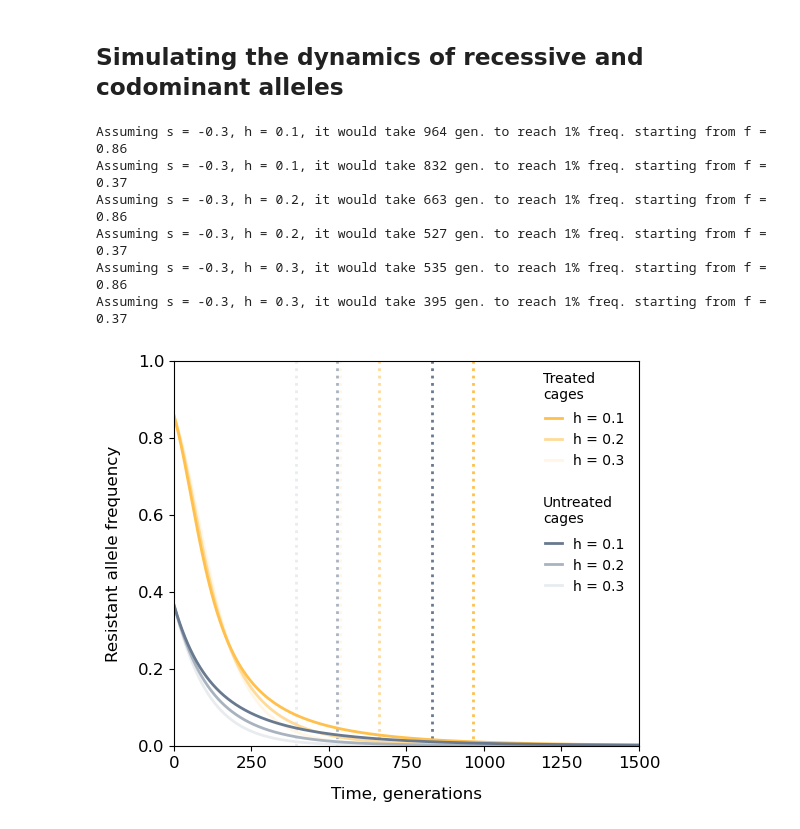
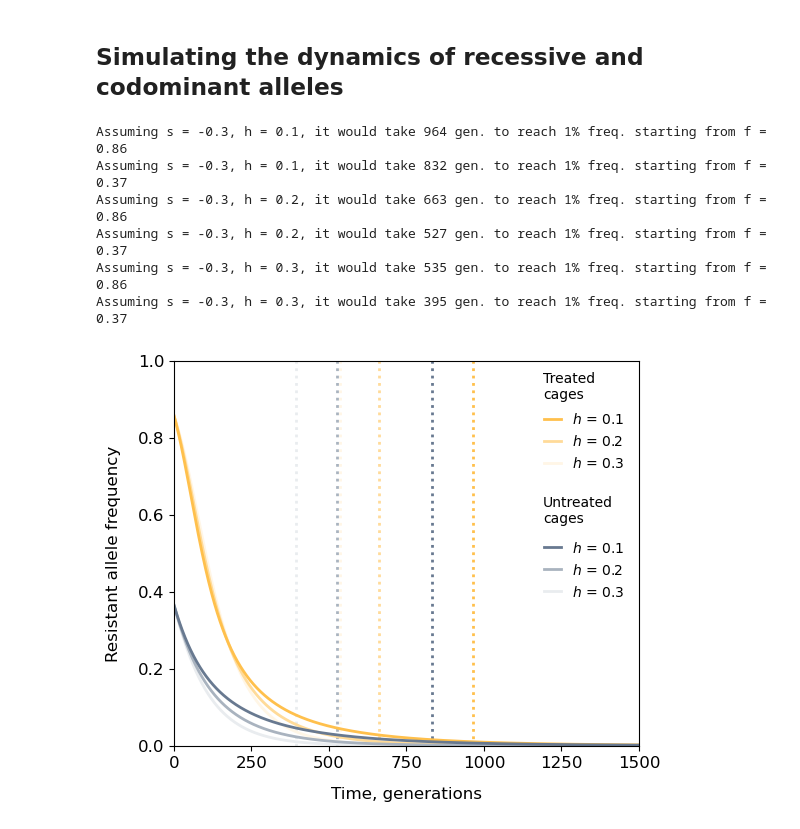
Before and after one commit to alyulina/dominance-reversal, a Jupyter notebook: simulations.ipynb, the cells around one changed output. Cells and saved outputs as stored; diff of their text form; code cells hidden in the pictures.

```diff
--- a/simulations.ipynb
+++ b/simulations.ipynb
@@ -821,13 +821,13 @@ f_t_h.to_csv('./data/freq_dynamics_h.csv', index=False)
 
 
 for i, h in enumerate([0.1, 0.2, 0.3]):
-    plt.plot(range(10001), f_t(-0.03, h, f0, 10001), color=add_white(orange, (i + 1) * 30), linewidth=2, label=f'h = {h}', zorder=-i)
+    plt.plot(range(10001), f_t(-0.03, h, f0, 10001), color=add_white(orange, (i + 1) * 30), linewidth=2, label=f'$h$ = {h}', zorder=-i)
     t_loss = range(10001)[next(i for i, value in enumerate(f_t(-0.03, h, f0, 10001)) if value < 0.01)]
     plt.axvline(t_loss, color=add_white(orange, (i + 1) * 30), linestyle=':', linewidth=2, zorder=-10)
 
     print(f'Assuming s = -0.3, h = {h}, it would take {t_loss} gen. to reach 1% freq. starting from f = {round(f0, 2)}')
 
-    plt.plot(range(10001), f_t(-0.03, h, f0_control, 10001), color=add_white(blue, (i + 1) * 30), linewidth=2, label=f'h = {h}', zorder=-i)
+    plt.plot(range(10001), f_t(-0.03, h, f0_control, 10001), color=add_white(blue, (i + 1) * 30), linewidth=2, label=f'$h$ = {h}', zorder=-i)
     t_loss = range(10001)[next(i for i, value in enumerate(f_t(-0.03, h, f0_control, 10001)) if value < 0.01)]
     plt.axvline(t_loss, color=add_white(blue, (i + 1) * 30), linestyle=':', linewidth=2, zorder=-10)
 
@@ -837,31 +837,31 @@ plt.xlim(1, 1500)
 plt.ylim(0, 1)
 
 plt.xticks([0, 250, 500, 750, 1000, 1250, 1500])
 plt.tick_params(axis='both', labelsize=fontsize)
 
 # for legend:
 plt.plot([-1, -1], [-1, -1], color='white', alpha=0, label=' ')
 plt.plot([-1, -1], [-1, -1], color='white', alpha=0, label=' ')
 plt.plot([-1, -1], [-1, -1], color='white', alpha=0, label=' ')
 
 handles, labels = plt.gca().get_legend_handles_labels()
 order = [0, 2, 4, 6, 7, 8, 1, 3, 5]
 plt.legend([handles[idx] for idx in order],[labels[idx] for idx in order],
            frameon=False, fontsize=legendfontsize, ncol=1, loc='upper right',
            bbox_to_anchor=(0.995, 0.9), handlelength=1.2, columnspacing=1);
 
 plt.text(1190, 0.9, 'Treated\ncages', fontsize=legendfontsize)
 plt.text(1190, 0.58, 'Untreated\ncages', fontsize=legendfontsize)
 
 plt.xlabel('Time, generations', fontsize=fontsize, labelpad=padsize)
 plt.ylabel('Resistant allele frequency', fontsize=fontsize, labelpad=padsize)
 
 plt.savefig('./figs/loss_time.pdf', dpi=600, bbox_inches='tight')
 # %% [output]
 Assuming s = -0.3, h = 0.1, it would take 964 gen. to reach 1% freq. starting from f = 0.86
 Assuming s = -0.3, h = 0.1, it would take 832 gen. to reach 1% freq. starting from f = 0.37
 Assuming s = -0.3, h = 0.2, it would take 663 gen. to reach 1% freq. starting from f = 0.86
 Assuming s = -0.3, h = 0.2, it would take 527 gen. to reach 1% freq. starting from f = 0.37
 Assuming s = -0.3, h = 0.3, it would take 535 gen. to reach 1% freq. starting from f = 0.86
 Assuming s = -0.3, h = 0.3, it would take 395 gen. to reach 1% freq. starting from f = 0.37
-[figure, old version]
+[figure, new version]
```
